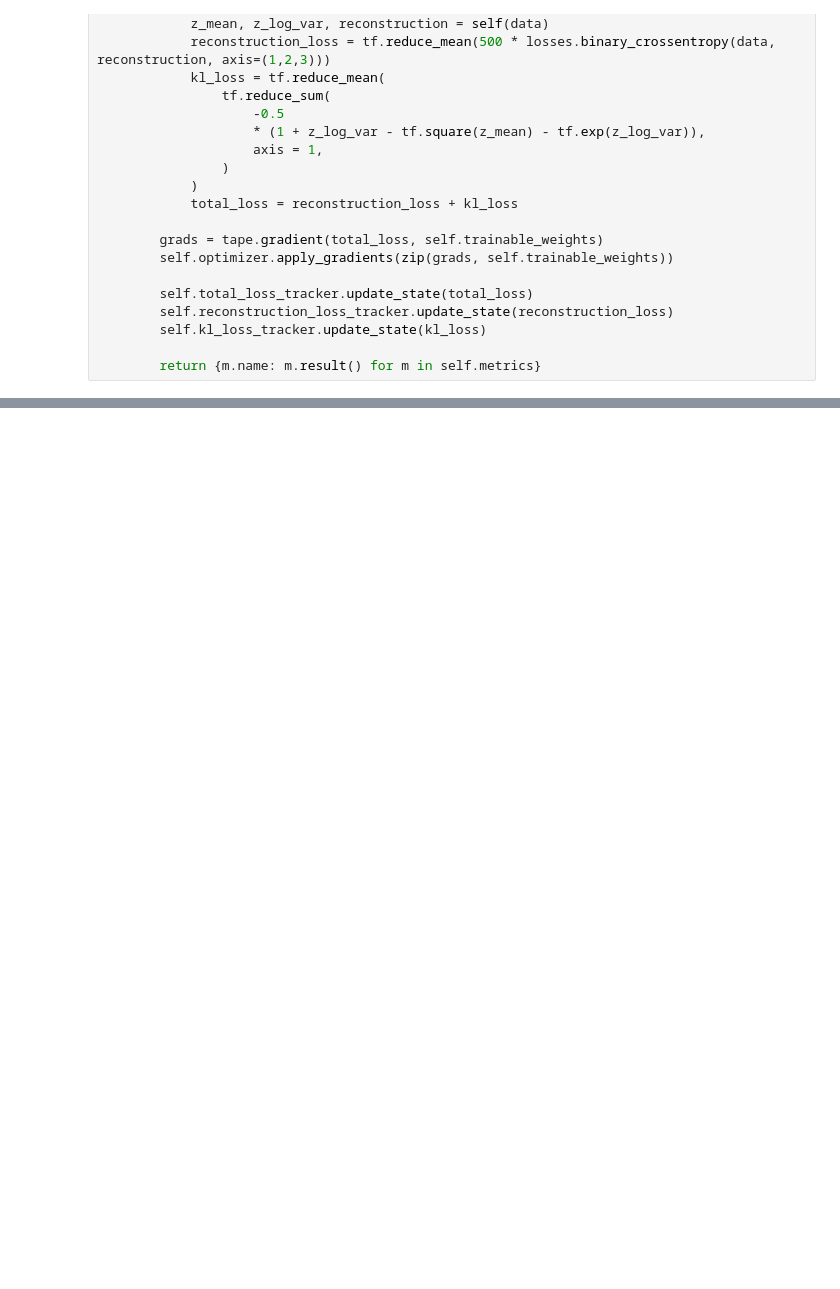
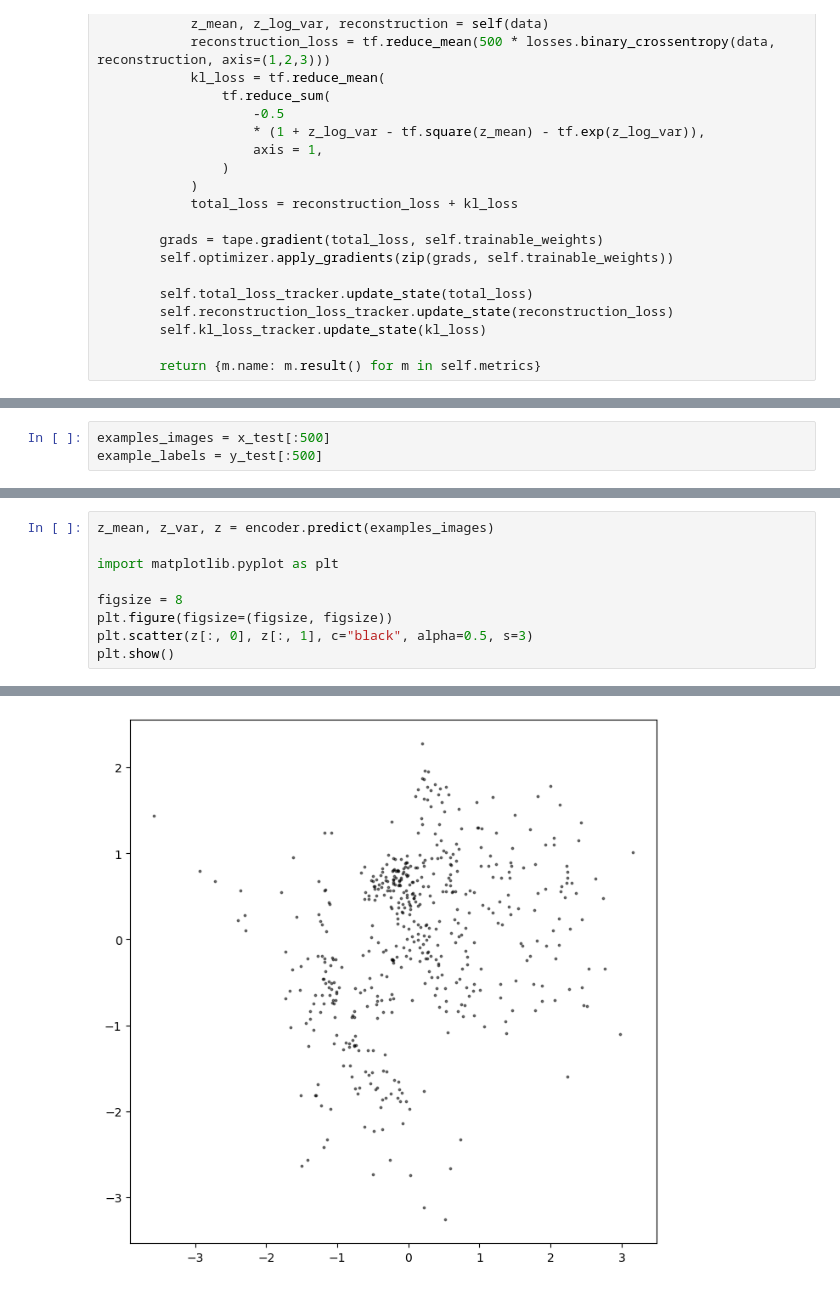
Before and after one commit to ablost33/GenerativeDeepLearning, a Jupyter notebook: notebooks/autoencoders/vae.ipynb, the cells around one changed output, grey strips where cells are left out. Saved outputs shown, nothing was run; the diff lists cells and outputs as text; blank space fills up the shorter version.

```diff
--- a/notebooks/autoencoders/vae.ipynb
+++ b/notebooks/autoencoders/vae.ipynb
@@ -163 +178,4 @@ Epoch 7/7
 <keras.callbacks.History at 0x...>
+# %%
+examples_images = x_test[:500]
+example_labels = y_test[:500]
@@ -163,0 +203,10 @@ Epoch 7/7
+# %%
+z_mean, z_var, z = encoder.predict(examples_images)
+
+import matplotlib.pyplot as plt
+
+figsize = 8
+plt.figure(figsize=(figsize, figsize))
+plt.scatter(z[:, 0], z[:, 1], c="black", alpha=0.5, s=3)
+plt.show()
+# %% [output]
@@ -163,0 +214 @@ Epoch 7/7
+[figure, added]
```
Also changed, not shown: parts of 6 cells of this notebook, 2 other files.
